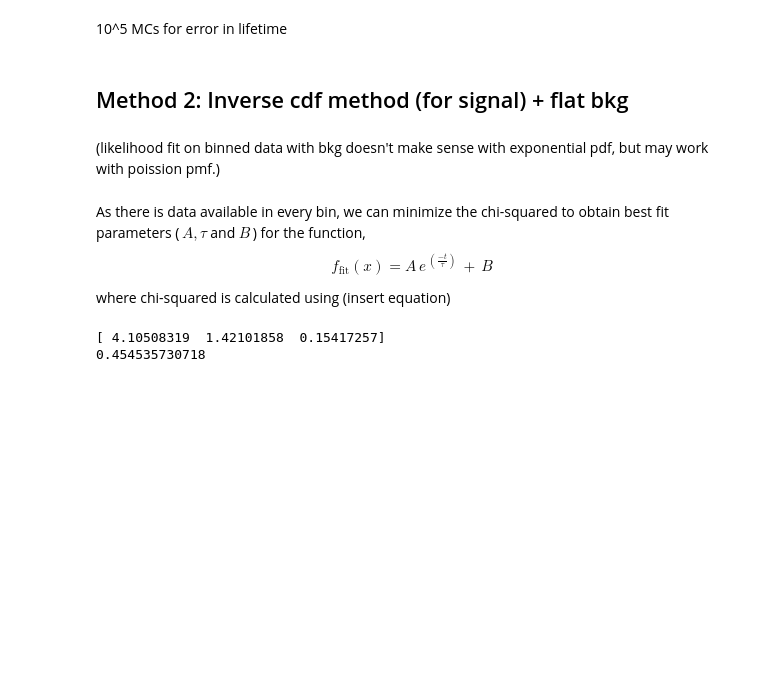
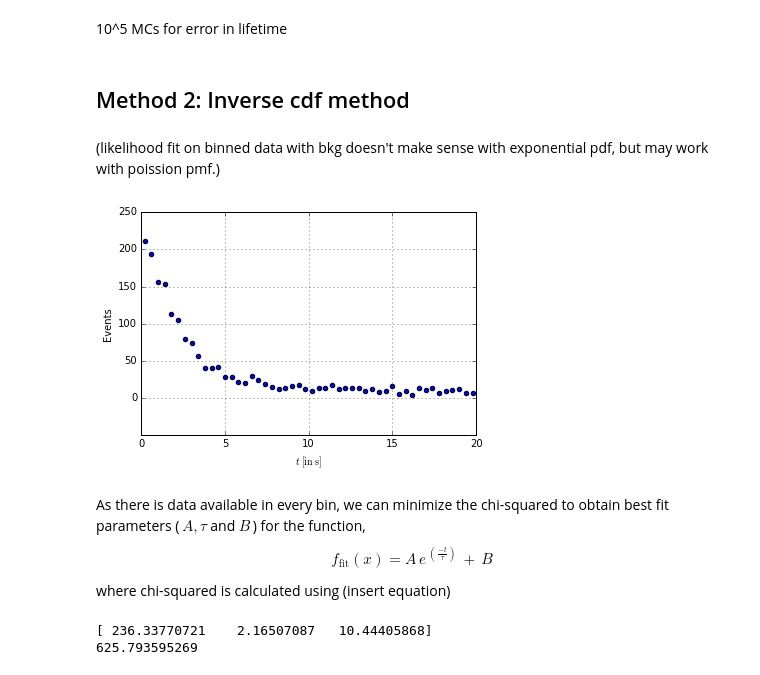
Before and after one commit to jtbuch/PHYS2010-F17-examples, a Jupyter notebook: muon_jupyter.ipynb, the cells around one changed output. Saved outputs shown, nothing was run; the diff lists cells and outputs as text; code cells hidden in the pictures; blank space fills up the shorter version.

```diff
--- a/muon_jupyter.ipynb
+++ b/muon_jupyter.ipynb
@@ -120,6 +116,6 @@ plt.show()
 # %% [markdown]
 10^5 MCs for error in lifetime
 # %% [markdown]
-## Method 2: Inverse cdf method (for signal) + flat bkg
+## Method 2: Inverse cdf method
 # %% [markdown]
 (likelihood fit on binned data with bkg doesn't make sense with exponential pdf, but may work with poission pmf.)
@@ -134,3 +122,24 @@ rescaled_bins = (bins[:-1] + bins[1:]) / 2  #rescaling bins to find midpoints fo
+# %%
+signal = []
+cdf = (lambda t: (0.714/(1 - np.exp(-20/tau)))*(1 - np.exp(-t/tau)) + (0.286/20)*t)
+icdf = inversefunc(cdf)
+for i in range(sig_samples+bkg_samples):
+	signal.append(icdf(np.random.random()))
+
+events, bins = np.histogram(signal, 50)
+rescaled_bins = (bins[:-1] + bins[1:]) / 2  #rescaling bins to find midpoints for each bin
+
+fig, ax = plt.subplots(1, 1)
+plt.scatter(rescaled_bins, events)
+plt.xlim(0, 20)
+plt.xlabel(r'$t \; [ \mathrm{in \; s} ]$')
+#plt.ylim(0, 16)
+plt.setp(ax.get_yticklabels()[0], visible=False)
+plt.ylabel(r'Events')
+plt.grid()
+plt.show()
+# %% [output]
+[figure, added]
 # %% [markdown]
 As there is data available in every bin, we can minimize the chi-squared to obtain best fit parameters ($\,A, \tau$ and $B\,$) for the function,
 \begin{equation}
@@ -140,19 +149,16 @@ f_\text{fit}(x) = A\,e^{\,(\frac{-t}{\tau})} \, + \, B
 where chi-squared is calculated using (insert equation)
 # %%
 init_params_chisq = [1, 1, 1]
-sigma = [np.sqrt(tot_events[i]) for i in range(len(tot_events))]
 def func_chisq(arg, A, lifetime, B):
 	return (A*np.exp(-arg/lifetime) + B)
-fit_param = curve_fit(func_chisq, rescaled_bins, tot_events, init_params_chisq, sigma)[0]
+sigma = [np.sqrt(exp_func(rescaled_bins[i], tau)) for i in range(len(events))]
+fit_param = curve_fit(func_chisq, rescaled_bins, events, init_params_chisq, sigma)[0]
 print fit_param
 
-def exp_func(arg, A, lifetime, B):
- 	return (A*np.exp(-arg/lifetime) + B)
-
-chi_sq = np.sum([pow((tot_events[i] - exp_func(rescaled_bins[i], *fit_param)), 2)/pow(sigma[i], 2) for i in range(len(tot_events))])
+chi_sq = np.sum([pow((events[i] - func_chisq(rescaled_bins[i], *fit_param)), 2)/pow(sigma[i], 2) for i in range(len(events))])
 print (chi_sq/(len(rescaled_bins)-3))
 # %% [output]
-[ 4.10508319  1.42101858  0.15417257]
-0.454535730718
+[ 236.33770721    2.16507087   10.44405868]
+625.793595269
 # %%
 fig, ax = plt.subplots(1, 1)
```
Also changed, not shown: parts of 7 cells of this notebook.
